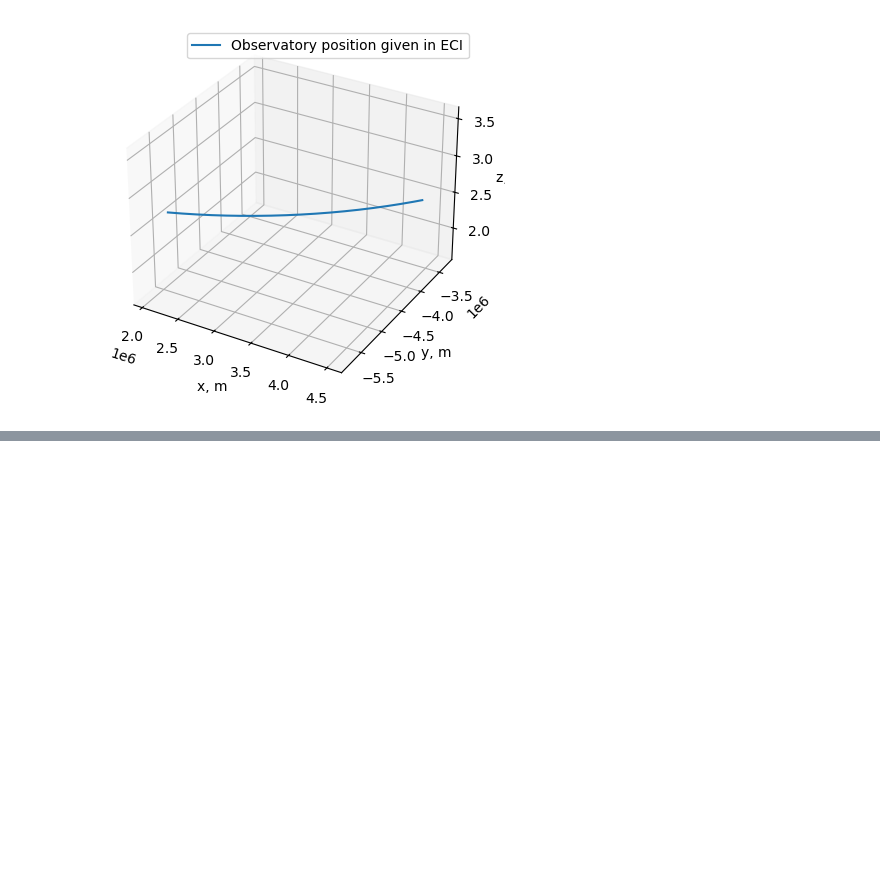
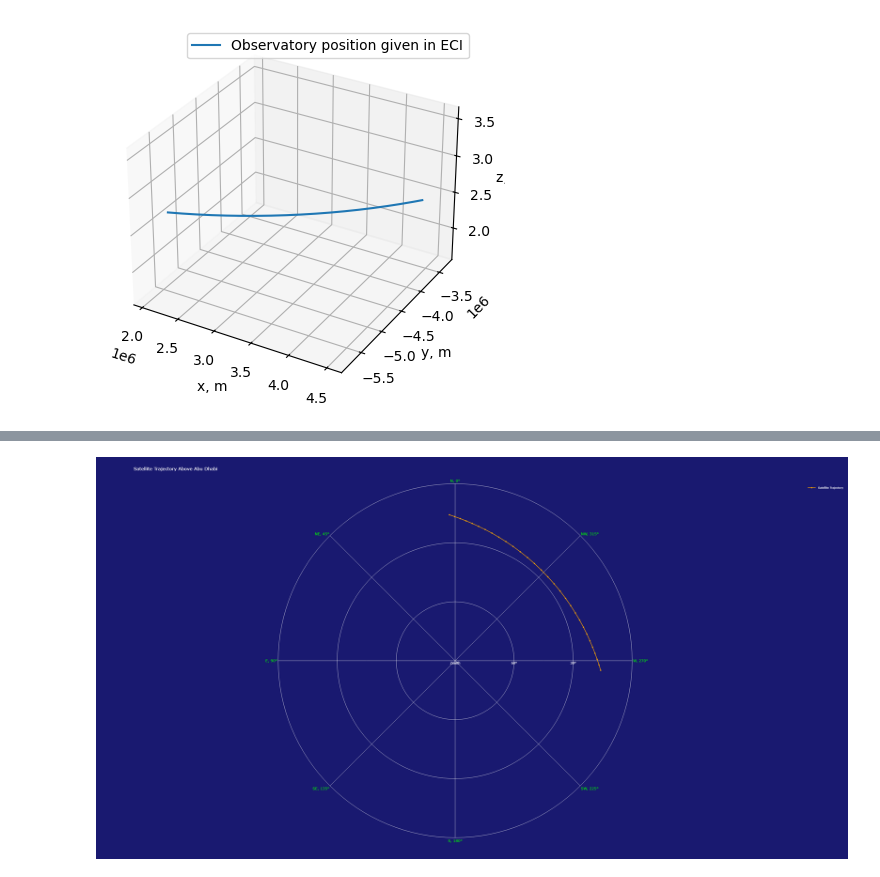
Before and after one commit to ShamilBiktimirov/astro-basics, a Jupyter notebook: python/Pointing routine.ipynb, the cells around one changed output, grey strips where cells are left out. Saved outputs shown, nothing was run; the diff lists cells and outputs as text; code cells hidden in the pictures; blank space fills up the shorter version.

```diff
--- a/python/Pointing routine.ipynb
+++ b/python/Pointing routine.ipynb
@@ -371,0 +414,62 @@ obs_data2.to_csv(filename2, sep='\t', index=False)
+# %%
+# polar interactive plot
+labels = []
+
+for i in range(len(observation_data)):
+    labels.append(f"Azimuth: {observation_data2 [i, 3] % 360:.1f}°<br>Elevation: {observation_data2 [i, 4]:.1f}°<br>RA: {observation_data2 [i, 1]}<br>Dec: {observation_data2 [i, 2]}<br>Time: {observation_data2 [i, 0]}")
+
+
+# Create an interactive polar plot with Plotly
+fig = go.Figure()
+
+fig.add_trace(go.Scatterpolar(
+    r=observation_data[:, 4],
+    theta=observation_data[:, 3] % 360,
+    mode='lines+markers',
+    marker=dict(color='orange', size=5),
+    line=dict(color='orange'),
+    text=labels,  # Add labels for each point
+    textposition="top center",  # Position labels at the top center of each marker
+    hoverinfo="text",  # Show text on hover
+    name=" Satellite Trajectory"
+))
+
+
+
+# Customize layout to match previous appearance
+fig.update_layout(
+    polar=dict(
+        bgcolor="midnightblue",  # Dark background color
+        radialaxis=dict(
+            range=[90, 0],  # 90 at center (zenith), 0 at edge (horizon)
+            tickvals=[30, 60, 90],  # Tick values for altitude
+            ticktext=['30°', '60°', 'Zenith'],  # Altitude labels
+            tickfont=dict(color="white"),
+            showline=False,
+            showticklabels=True,
+            ticks="",
+
+
+        ),
+        angularaxis=dict(
+            direction="clockwise",
+            rotation=90,  # Rotate to start at north
+            tickvals=[0, 45, 90, 135, 180, 225, 270, 315],
+            # tickvals=[0, 315, 270, 225, 180, 135, 90, 45],
+            #ticktext=['N, 0°', 'NE, 45°', 'E, 90°', 'SE, 135°', 'S, 180°', 'SW, 225°', 'W, 270°', 'NW, 315°'],
+            ticktext=['N, 0°', 'NW, 315°', 'W, 270°', 'SW, 225°', 'S, 180°', 'SE, 135°', 'E, 90°', 'NE, 45°'],
+            tickfont=dict(color="lime", size=14)
+        )
+    ),
+    title="Satellite Trajectory Above Abu Dhabi",
+    font=dict(color="white"),
+    showlegend=True,
+    legend=dict(font=dict(size=10, color="white")),
+    paper_bgcolor="midnightblue",  # Background color for the figure
+    width=1500,  # Figure width
+    height=1500  # Figure height
+)
+
+fig.show()
+# %% [output]
+[figure, added]
```
Also changed, not shown: parts of 4 cells of this notebook.
